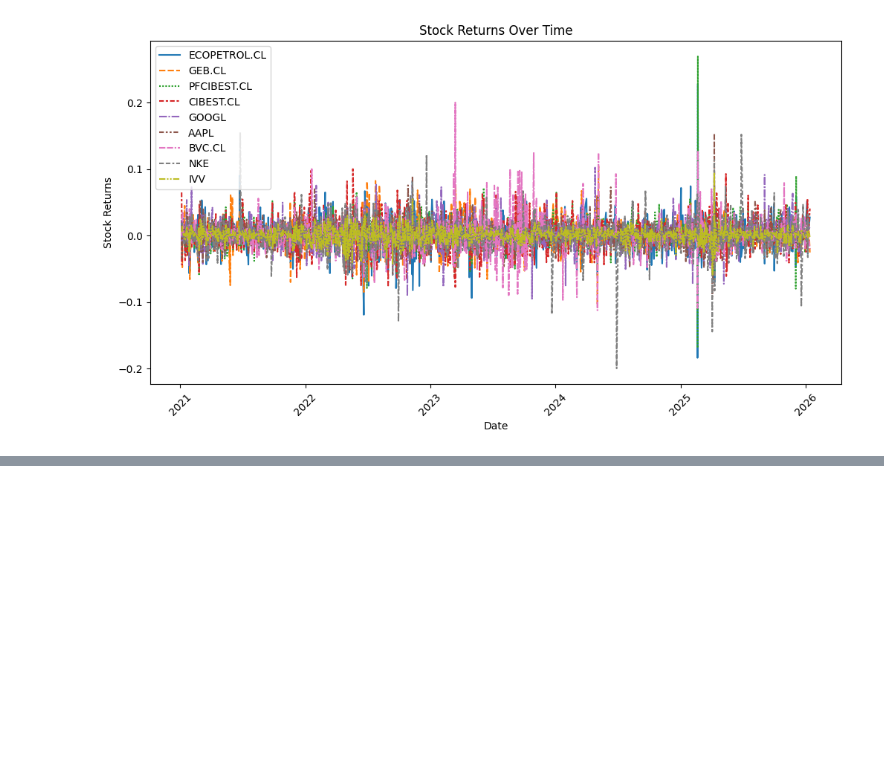
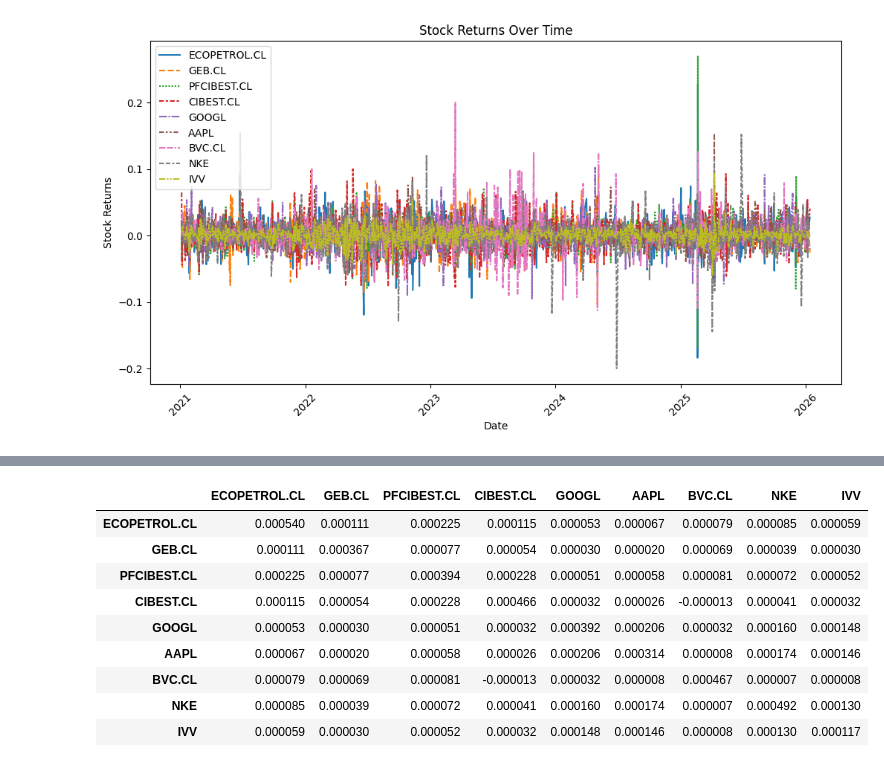
Before and after one commit to jaayg23/grade_CS, a Jupyter notebook: portfolios.ipynb, the cells around one changed output, grey strips where cells are left out. Cells and saved outputs as stored; diff of their text form; code cells hidden in the pictures; blank space fills up the shorter version.

```diff
--- a/portfolios.ipynb
+++ b/portfolios.ipynb
@@ -103,0 +155,13 @@ Risk (Std. Dev)
+# %%
+cov_matrix_df
+# %% [output]
+|  | ECOPETROL.CL | GEB.CL | PFCIBEST.CL | CIBEST.CL | GOOGL | AAPL | BVC.CL | NKE | IVV |
+| ECOPETROL.CL | 0.000540 | 0.000111 | 0.000225 | 0.000115 | 0.000053 | 0.000067 | 0.000079 | 0.000085 | 0.000059 |
+| GEB.CL | 0.000111 | 0.000367 | 0.000077 | 0.000054 | 0.000030 | 0.000020 | 0.000069 | 0.000039 | 0.000030 |
+| PFCIBEST.CL | 0.000225 | 0.000077 | 0.000394 | 0.000228 | 0.000051 | 0.000058 | 0.000081 | 0.000072 | 0.000052 |
+| CIBEST.CL | 0.000115 | 0.000054 | 0.000228 | 0.000466 | 0.000032 | 0.000026 | -0.000013 | 0.000041 | 0.000032 |
+| GOOGL | 0.000053 | 0.000030 | 0.000051 | 0.000032 | 0.000392 | 0.000206 | 0.000032 | 0.000160 | 0.000148 |
+| AAPL | 0.000067 | 0.000020 | 0.000058 | 0.000026 | 0.000206 | 0.000314 | 0.000008 | 0.000174 | 0.000146 |
+| BVC.CL | 0.000079 | 0.000069 | 0.000081 | -0.000013 | 0.000032 | 0.000008 | 0.000467 | 0.000007 | 0.000008 |
+| NKE | 0.000085 | 0.000039 | 0.000072 | 0.000041 | 0.000160 | 0.000174 | 0.000007 | 0.000492 | 0.000130 |
+| IVV | 0.000059 | 0.000030 | 0.000052 | 0.000032 | 0.000148 | 0.000146 | 0.000008 | 0.000130 | 0.000117 |
```
Also changed, not shown: parts of 9 cells of this notebook, 26 other files.
